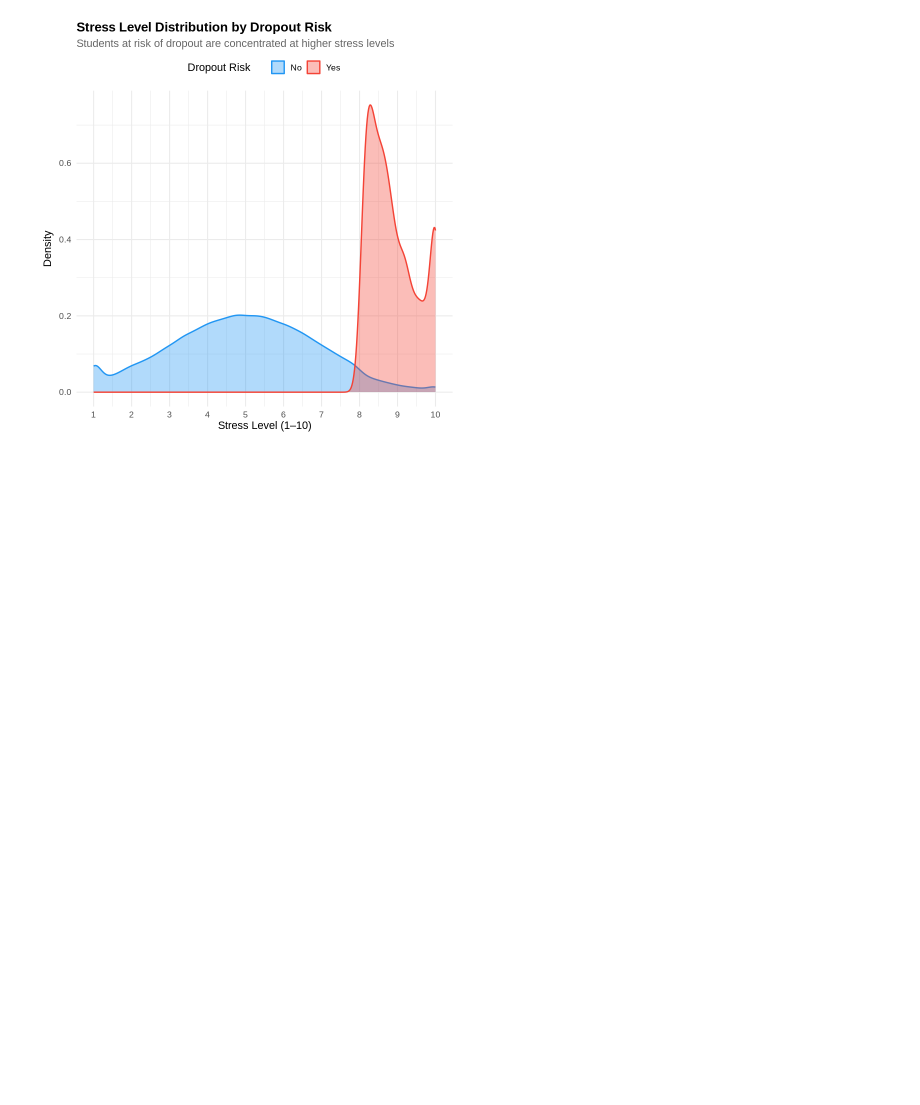
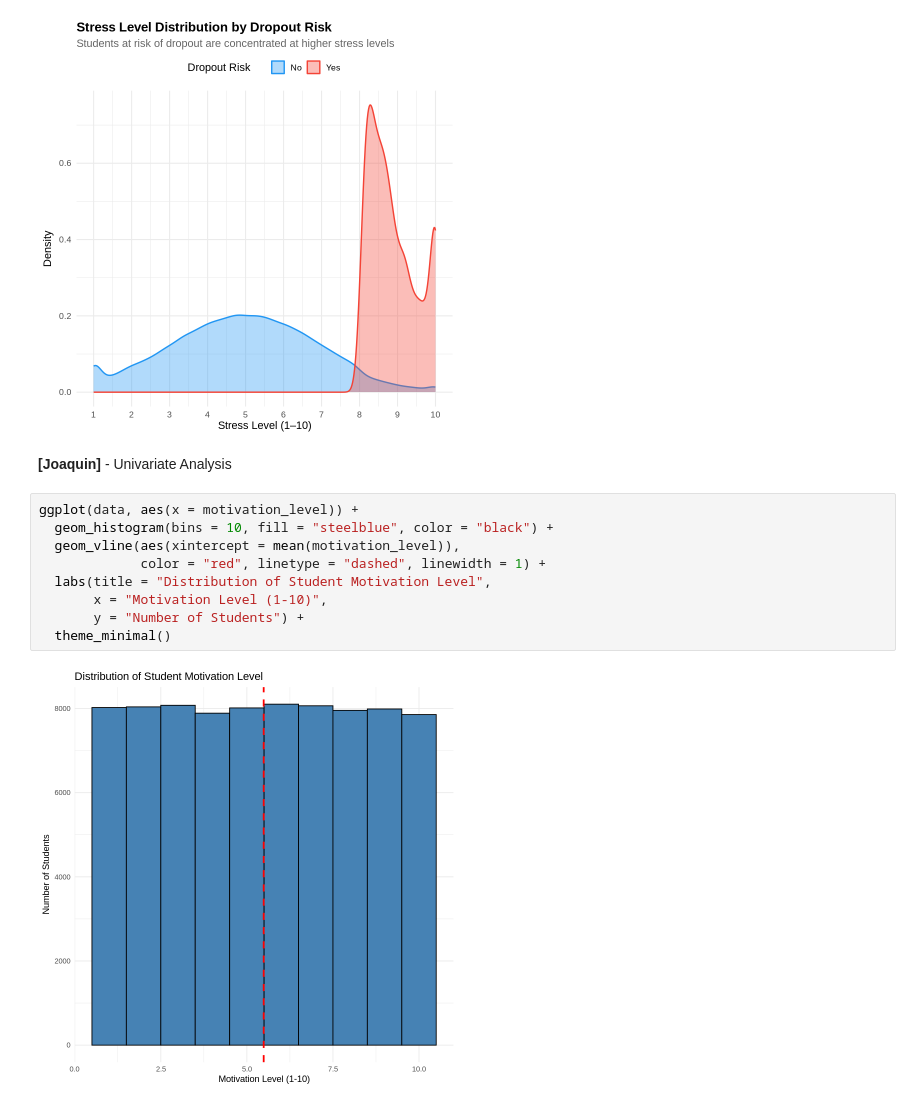
Before and after one commit to leiandrei/exploratory-data-analysis, a Jupyter notebook: notebooks/analysis.ipynb, the cells around one changed output. Cells and saved outputs as stored; diff of their text form; blank space fills up the shorter version.

Commit message:
Add Joaquin's Part

```diff
--- a/notebooks/analysis.ipynb
+++ b/notebooks/analysis.ipynb
@@ -271,3 +271,16 @@ ggplot(data, aes(x = stress_level, fill = dropout_risk, color = dropout_risk)) +
   )
 # %% [output]
 [figure]
+# %% [markdown]
+**[Joaquin]** - Univariate Analysis
+# %%
+ggplot(data, aes(x = motivation_level)) +
+  geom_histogram(bins = 10, fill = "steelblue", color = "black") +
+  geom_vline(aes(xintercept = mean(motivation_level)),
+             color = "red", linetype = "dashed", linewidth = 1) +
+  labs(title = "Distribution of Student Motivation Level",
+       x = "Motivation Level (1-10)",
+       y = "Number of Students") +
+  theme_minimal()
+# %% [output]
+[figure, added]
```
Also changed, not shown: parts of 5 cells of this notebook.
